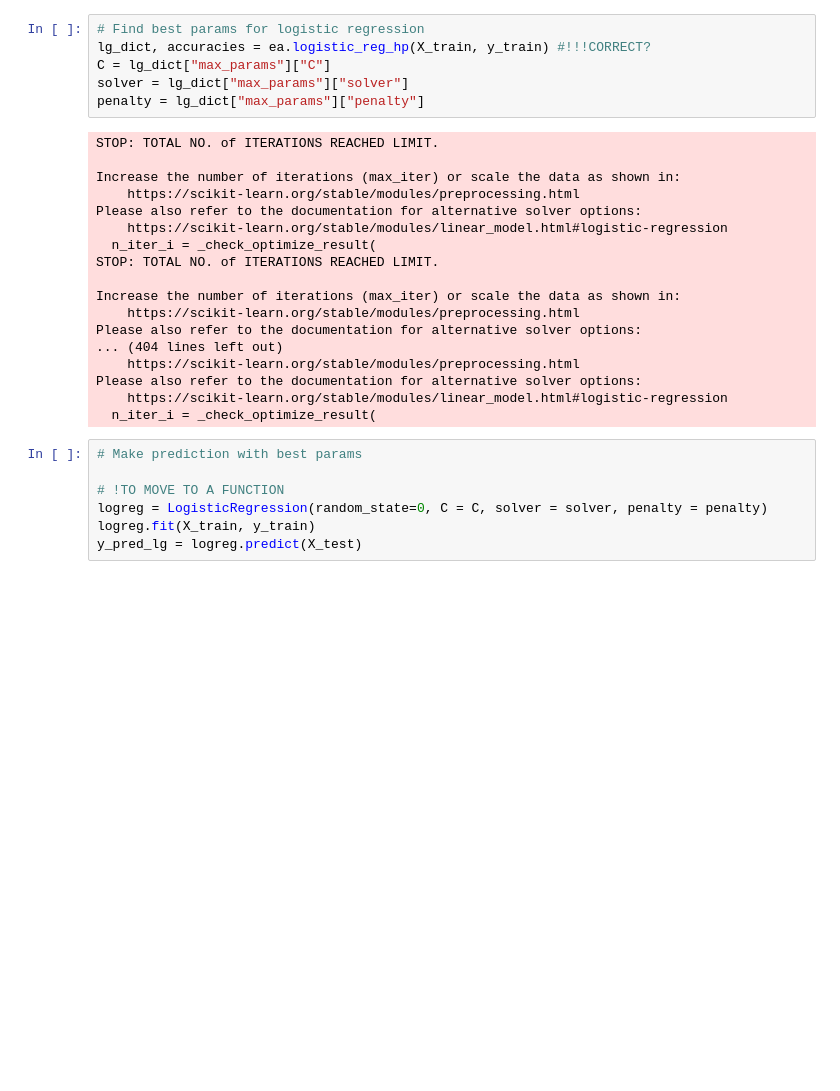
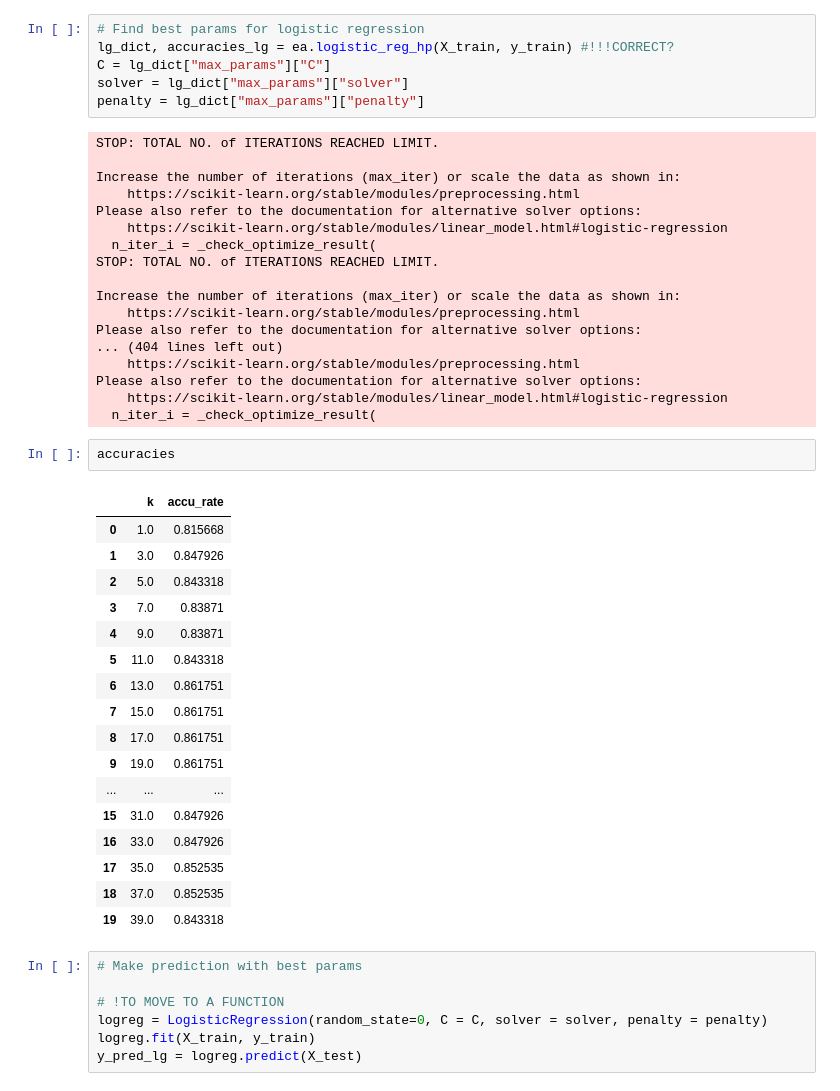
Before and after one commit to krishnapavanz/LarryOnBallots, a Jupyter notebook: models/model_evaluation.ipynb, the cells around one changed output. Saved outputs shown, nothing was run; the diff lists cells and outputs as text; blank space fills up the shorter version.

```diff
--- a/models/model_evaluation.ipynb
+++ b/models/model_evaluation.ipynb
@@ -110,7 +112,7 @@ labels = ["no", "yes"]
 #### Logistic Regression
 # %%
 # Find best params for logistic regression
-lg_dict, accuracies = ea.logistic_reg_hp(X_train, y_train) #!!!CORRECT?
+lg_dict, accuracies_lg = ea.logistic_reg_hp(X_train, y_train) #!!!CORRECT?
 C = lg_dict["max_params"]["C"]
 solver = lg_dict["max_params"]["solver"]
 penalty = lg_dict["max_params"]["penalty"]
@@ -132,6 +134,26 @@ Please also refer to the documentation for alternative solver options:
 Please also refer to the documentation for alternative solver options:
     https://scikit-learn.org/stable/modules/linear_model.html#logistic-regression
   n_iter_i = _check_optimize_result(
+# %%
+accuracies
+# %% [output]
+|  | k | accu_rate |
+| 0 | 1.0 | 0.815668 |
+| 1 | 3.0 | 0.847926 |
+| 2 | 5.0 | 0.843318 |
+| 3 | 7.0 | 0.83871 |
+| 4 | 9.0 | 0.83871 |
+| 5 | 11.0 | 0.843318 |
+| 6 | 13.0 | 0.861751 |
+| 7 | 15.0 | 0.861751 |
+| 8 | 17.0 | 0.861751 |
+| 9 | 19.0 | 0.861751 |
+| ... | ... | ... |
+| 15 | 31.0 | 0.847926 |
+| 16 | 33.0 | 0.847926 |
+| 17 | 35.0 | 0.852535 |
+| 18 | 37.0 | 0.852535 |
+| 19 | 39.0 | 0.843318 |
 # %%
 # Make prediction with best params
 
```
Also changed, not shown: parts of 8 cells of this notebook.
